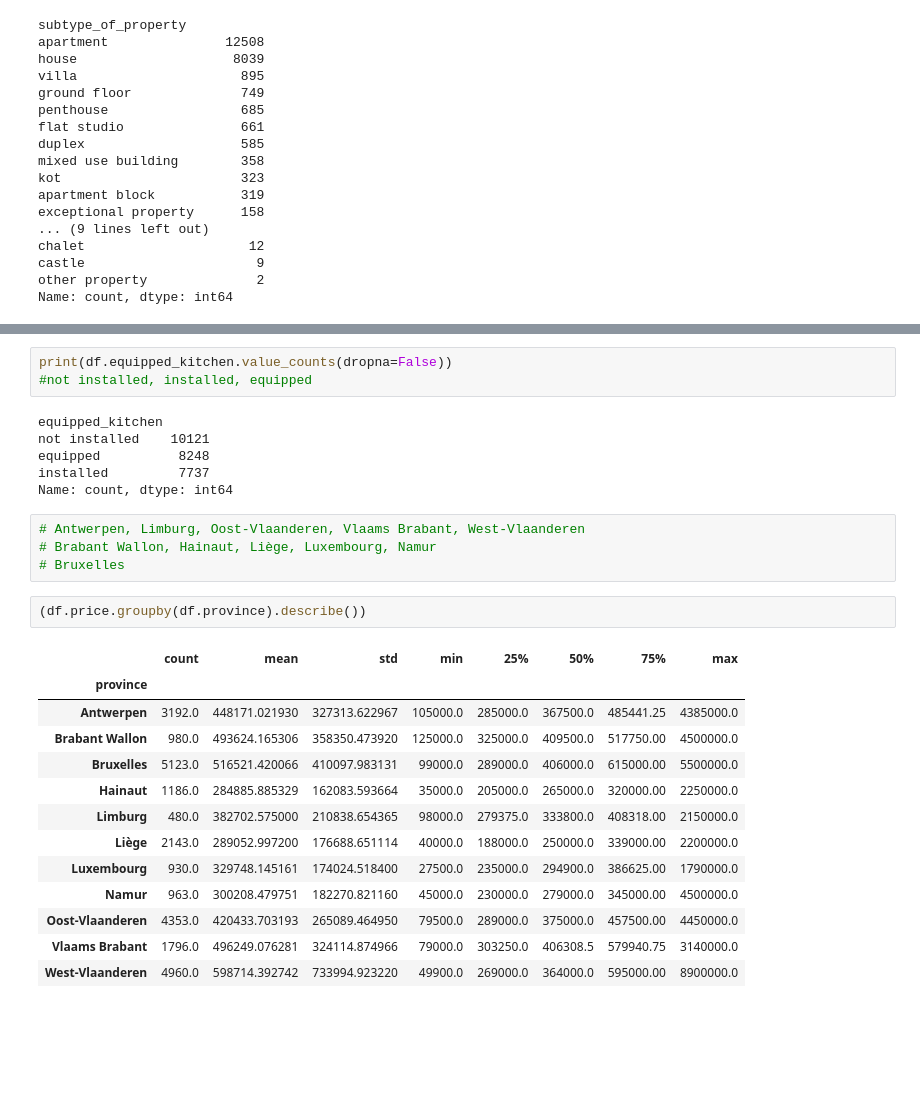
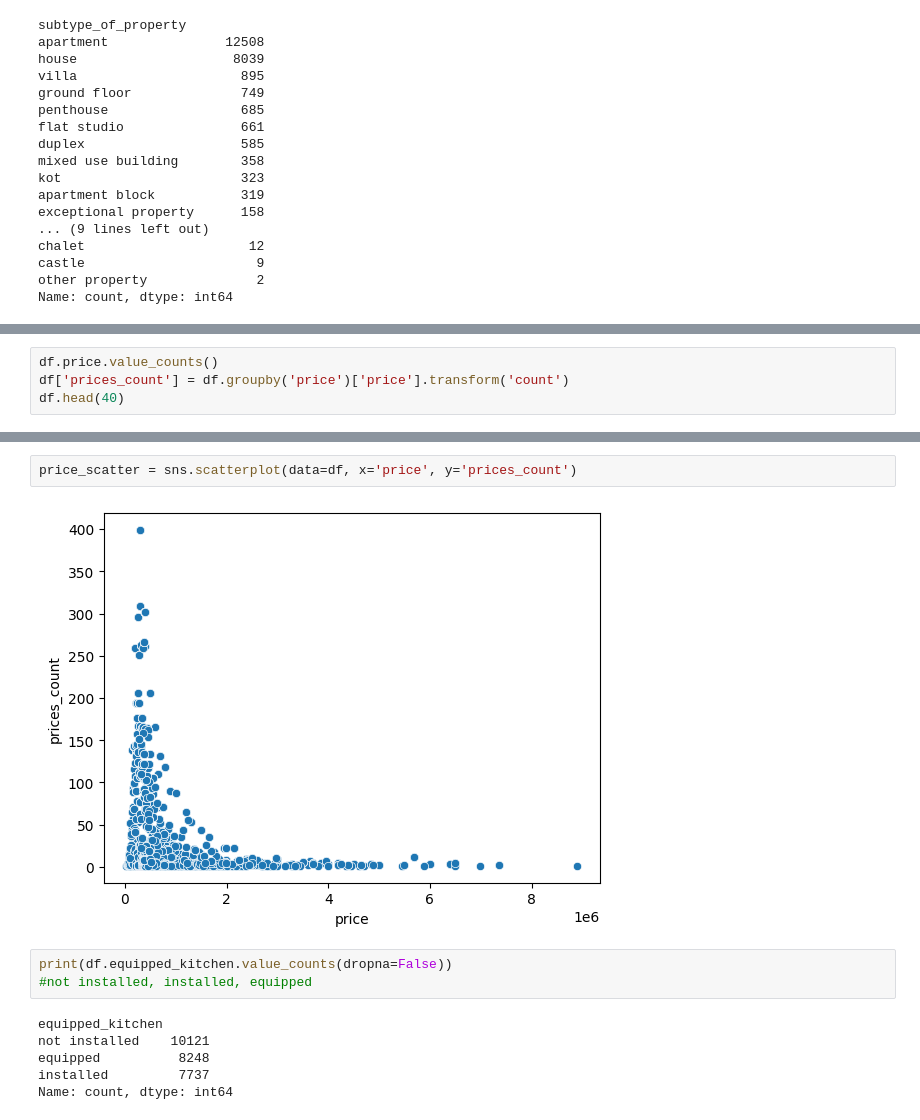
Before and after one commit to Alkszo/immo_eliza_analysis, a Jupyter notebook: notebooks/Alek-notebook.ipynb, the cells around one changed output, grey strips where cells are left out. Drawn from its saved outputs; the diff is of its cells as text; blank space fills up the shorter version.

Commit message:
plots and others

```diff
--- a/notebooks/Alek-notebook.ipynb
+++ b/notebooks/Alek-notebook.ipynb
@@ -98,0 +63,4 @@ Name: count, dtype: int64
+# %%
+df.price.value_counts()
+df['prices_count'] = df.groupby('price')['price'].transform('count')
+df.head(40)
@@ -99,3 +85,7 @@ Name: count, dtype: int64
+# %%
+price_scatter = sns.scatterplot(data=df, x='price', y='prices_count')
+# %% [output]
+[figure, added]
 # %%
 print(df.equipped_kitchen.value_counts(dropna=False))
 #not installed, installed, equipped
@@ -105,23 +95,3 @@ not installed    10121
 equipped          8248
 installed         7737
 Name: count, dtype: int64
-# %%
-# Antwerpen, Limburg, Oost-Vlaanderen, Vlaams Brabant, West-Vlaanderen
-# Brabant Wallon, Hainaut, Liège, Luxembourg, Namur
-# Bruxelles
-# %%
-(df.price.groupby(df.province).describe())
-# %% [output]
-|  | count | mean | std | min | 25% | 50% | 75% | max |
-| province |  |  |  |  |  |  |  |  |
-| Antwerpen | 3192.0 | 448171.021930 | 327313.622967 | 105000.0 | 285000.0 | 367500.0 | 485441.25 | 4385000.0 |
-| Brabant Wallon | 980.0 | 493624.165306 | 358350.473920 | 125000.0 | 325000.0 | 409500.0 | 517750.00 | 4500000.0 |
-| Bruxelles | 5123.0 | 516521.420066 | 410097.983131 | 99000.0 | 289000.0 | 406000.0 | 615000.00 | 5500000.0 |
-| Hainaut | 1186.0 | 284885.885329 | 162083.593664 | 35000.0 | 205000.0 | 265000.0 | 320000.00 | 2250000.0 |
-| Limburg | 480.0 | 382702.575000 | 210838.654365 | 98000.0 | 279375.0 | 333800.0 | 408318.00 | 2150000.0 |
-| Liège | 2143.0 | 289052.997200 | 176688.651114 | 40000.0 | 188000.0 | 250000.0 | 339000.00 | 2200000.0 |
-| Luxembourg | 930.0 | 329748.145161 | 174024.518400 | 27500.0 | 235000.0 | 294900.0 | 386625.00 | 1790000.0 |
-| Namur | 963.0 | 300208.479751 | 182270.821160 | 45000.0 | 230000.0 | 279000.0 | 345000.00 | 4500000.0 |
-| Oost-Vlaanderen | 4353.0 | 420433.703193 | 265089.464950 | 79500.0 | 289000.0 | 375000.0 | 457500.00 | 4450000.0 |
-| Vlaams Brabant | 1796.0 | 496249.076281 | 324114.874966 | 79000.0 | 303250.0 | 406308.5 | 579940.75 | 3140000.0 |
-| West-Vlaanderen | 4960.0 | 598714.392742 | 733994.923220 | 49900.0 | 269000.0 | 364000.0 | 595000.00 | 8900000.0 |
```
Also changed, not shown: parts of 25 cells of this notebook, 1 other file.
